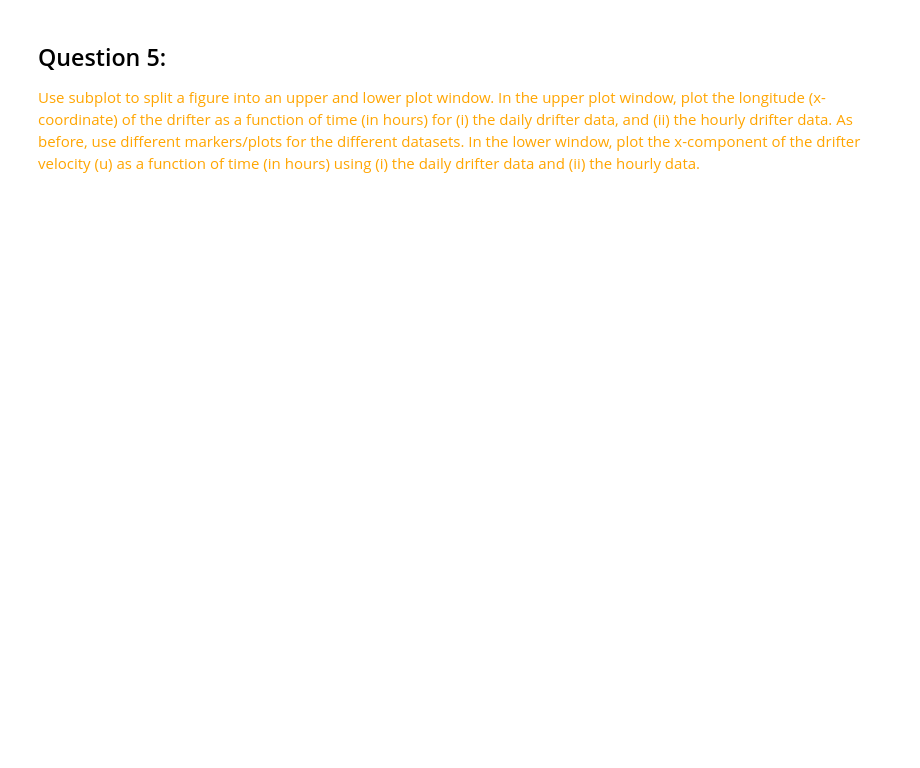
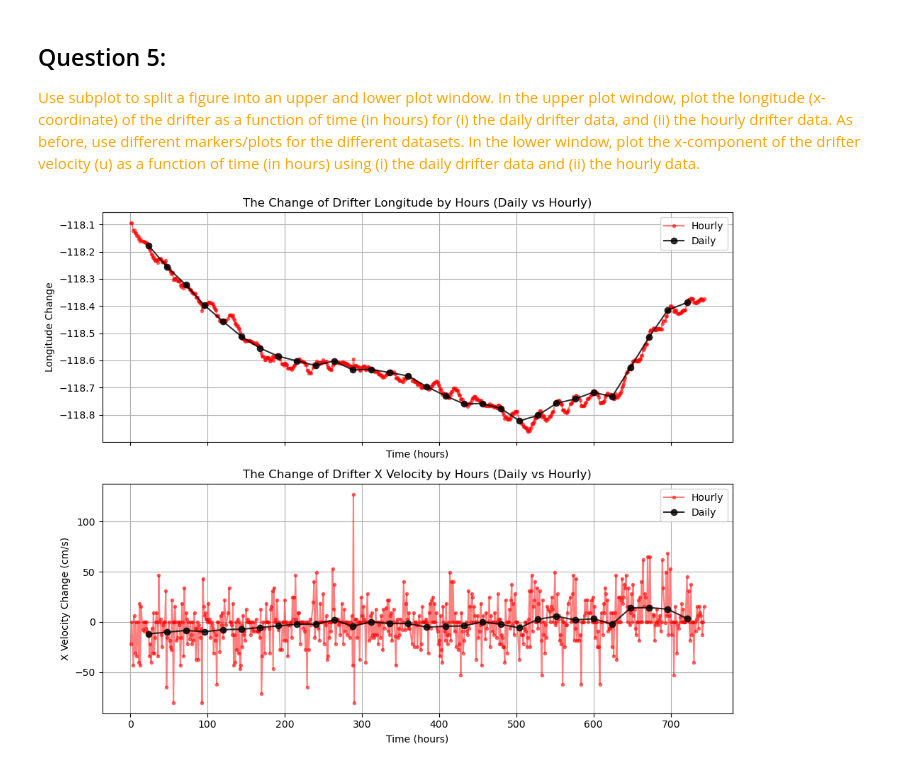
Before and after one commit to HOUPU1993/Homework-for-GEOG-210A-F25, a Jupyter notebook: Homework 1/HM1.ipynb, the cells around one changed output. Drawn from its saved outputs; the diff is of its cells as text; code cells hidden in the pictures; blank space fills up the shorter version.

```diff
--- a/Homework 1/HM1.ipynb
+++ b/Homework 1/HM1.ipynb
@@ -184,3 +184,41 @@ plot_lat_and_v(drifter_daily, drifter_hourly)
 <font color="orange">
 Use subplot to split a figure into an upper and lower plot window. In the upper plot window, plot the longitude (x-coordinate) of the drifter as a function of time (in hours) for (i) the daily drifter data, and (ii) the hourly drifter data. As before, use different markers/plots for the different datasets. In the lower window, plot the x-component of the drifter velocity (u) as a function of time (in hours) using (i) the daily drifter data and (ii) the hourly data.
 </font>
+# %%
+def plot_lon_and_u(drifter_daily, drifter_hourly):
+    """
+    Plot #2: Compare latitude and y-velocity (v) for daily vs hourly drifter data.
+
+    Parameters
+    ----------
+    drifter_daily : pd.DataFrame
+    drifter_hourly : pd.DataFrame
+    """
+
+    # Step 2: Create subplots
+    fig, (ax1, ax2) = plt.subplots(2, 1, figsize=(10, 8), sharex=True)
+
+    # --- Upper plot: Latitude vs Time ---
+    ax1.plot(drifter_hourly['hrs'], drifter_hourly['Longitude'], '.-', color='red', alpha=0.5, label='Hourly')
+    ax1.plot(drifter_daily['hrs'], drifter_daily['Longitude'], 'o-', color='black', alpha=0.8, label='Daily')
+    ax1.set_xlabel("Time (hours)")
+    ax1.set_ylabel("Longitude Change")
+    ax1.set_title("The Change of Drifter Longitude by Hours (Daily vs Hourly)")
+    ax1.legend()
+    ax1.grid(True)
+
+    # --- Lower plot: v vs Time ---
+    ax2.plot(drifter_hourly['hrs'], drifter_hourly['u_cm/s'], '.-', color='red', alpha=0.5, label='Hourly')
+    ax2.plot(drifter_daily['hrs'], drifter_daily['u_cm/s'], 'o-', color='black', alpha=0.8, label='Daily')
+    ax2.set_xlabel("Time (hours)")
+    ax2.set_ylabel("X Velocity Change (cm/s)")
+    ax2.set_title("The Change of Drifter X Velocity by Hours (Daily vs Hourly)")
+    ax2.legend()
+    ax2.grid(True)
+
+    plt.tight_layout()
+    plt.show()
+# %%
+plot_lon_and_u(drifter_daily, drifter_hourly)
+# %% [output]
+[figure, added]
```
Also changed, not shown: parts of 15 cells of this notebook.
